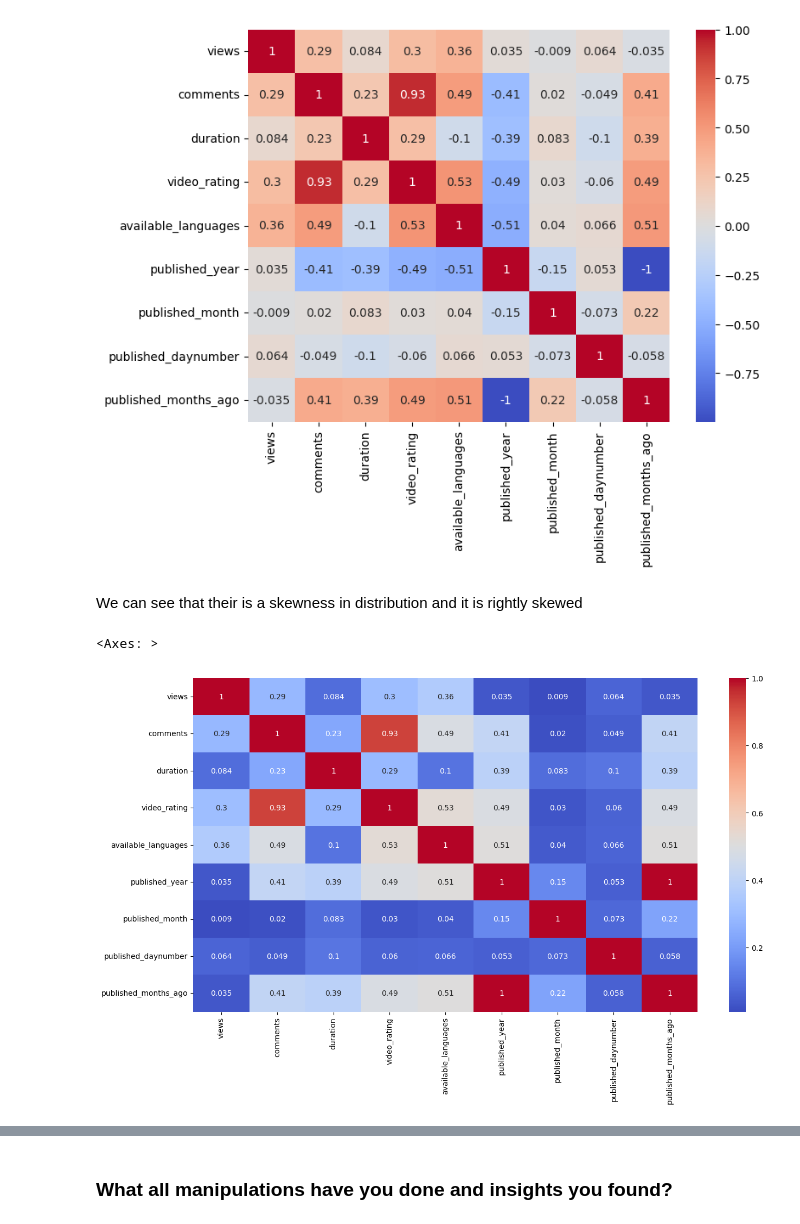
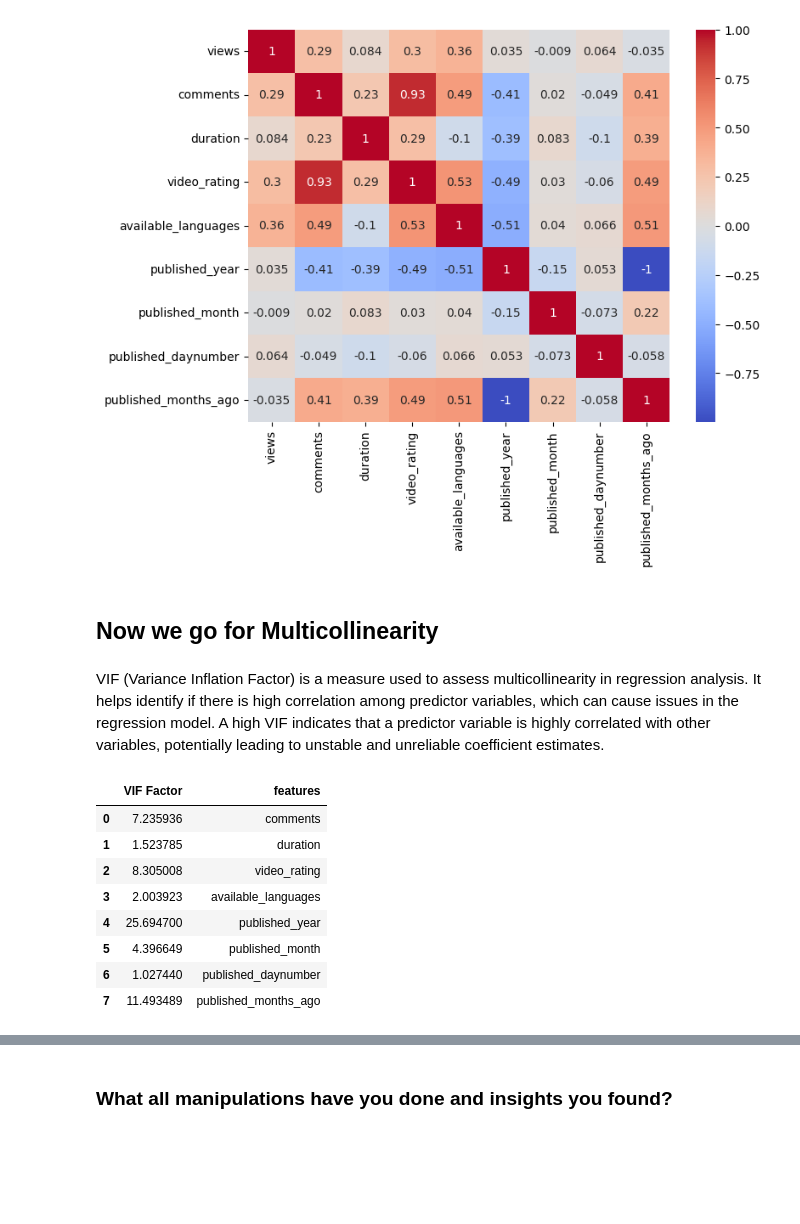
Before and after one commit to Aman811630/TED-talks-views-Prediction--ML-project, a Jupyter notebook: Aman_Singh_ML_project_on_TED_talks_views_prediction_.ipynb, the cells around one changed output, grey strips where cells are left out. Drawn from its saved outputs; the diff is of its cells as text; code cells hidden in the pictures; blank space fills up the shorter version.

```diff
--- a/Aman_Singh_ML_project_on_TED_talks_views_prediction_.ipynb
+++ b/Aman_Singh_ML_project_on_TED_talks_views_prediction_.ipynb
@@ -1122,13 +1122,32 @@ sns.heatmap(correlmap, annot=True, ax = ax,cmap="coolwarm")
 # %% [output]
 <Axes: >
 [figure]
-# %% [markdown]
-We can see that their is a skewness in distribution and it is rightly skewed
-# %%
- ## Correlation
-plt.figure(figsize=(15,8))
-correlation = df.corr()
-sns.heatmap(abs(correlation), annot=True, cmap='coolwarm')
-# %% [output]
-<Axes: >
-[figure, removed]
+# %% [markdown]
+## Now we go for  Multicollinearity
+# %% [markdown]
+VIF (Variance Inflation Factor) is a measure used to assess multicollinearity in regression analysis. It helps identify if there is high correlation among predictor variables, which can cause issues in the regression model. A high VIF indicates that a predictor variable is highly correlated with other variables, potentially leading to unstable and unreliable coefficient estimates.
+# %%
+# importing VIF (variance inflation factor)
+
+from statsmodels.stats.outliers_influence import variance_inflation_factor
+
+# create a new DataFrame with only numeric columns
+numeric_cols = df.select_dtypes(include=['int64', 'int32', 'float32', 'float64']).drop(['views'], axis=1)
+
+# calculate VIF for each column
+vif = pd.DataFrame()
+vif["VIF Factor"] = [variance_inflation_factor(numeric_cols.values, i) for i in range(numeric_cols.shape[1])]
+vif["features"] = numeric_cols.columns
+
+# print the results
+vif
+# %% [output]
+|  | VIF Factor | features |
+| 0 | 7.235936 | comments |
+| 1 | 1.523785 | duration |
+| 2 | 8.305008 | video_rating |
+| 3 | 2.003923 | available_languages |
+| 4 | 25.694700 | published_year |
+| 5 | 4.396649 | published_month |
+| 6 | 1.027440 | published_daynumber |
+| 7 | 11.493489 | published_months_ago |
```
Also changed, not shown: parts of 15 cells of this notebook.
